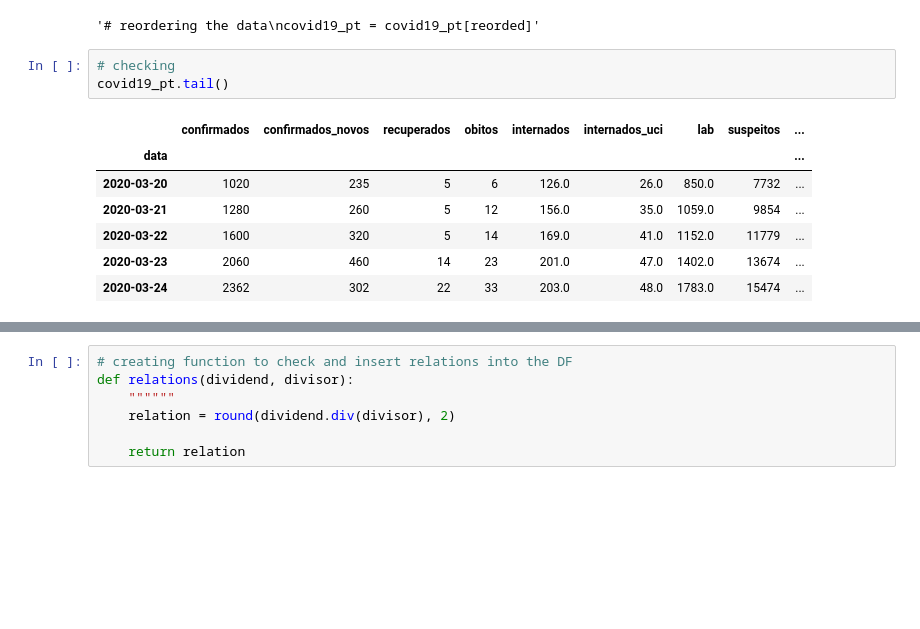
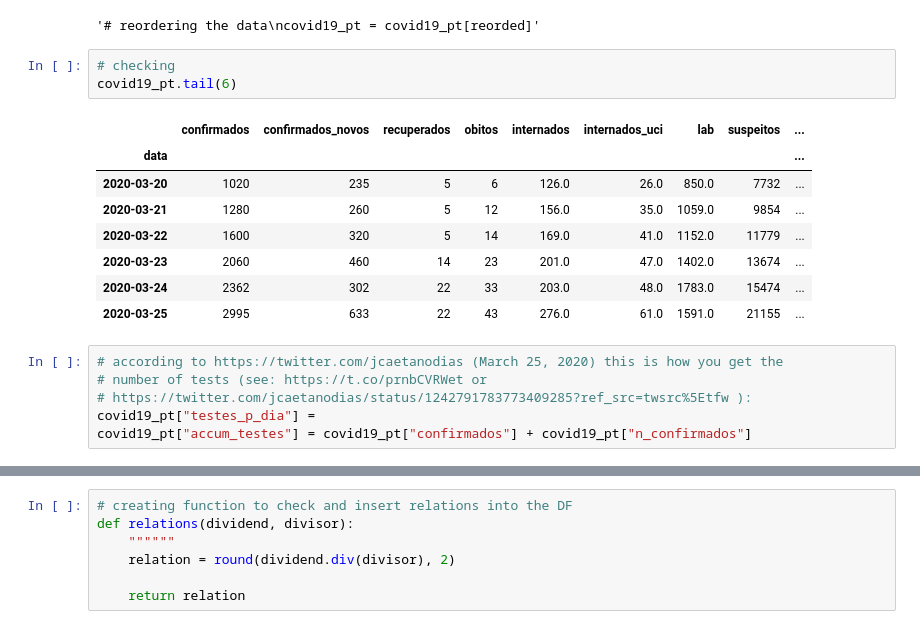
Before and after one commit to duarteharris/covid19pt-data, a Jupyter notebook: covid19pt.ipynb, the cells around one changed output, grey strips where cells are left out. Saved outputs shown, nothing was run; the diff lists cells and outputs as text; blank space fills up the shorter version.

Commit message:
bibliography updates and calc of tests..?

```diff
--- a/covid19pt.ipynb
+++ b/covid19pt.ipynb
@@ -325,12 +361,19 @@ covid19_pt = covid19_pt[reorded]"""
 '# reordering the data\ncovid19_pt = covid19_pt[reorded]'
 # %%
 # checking
-covid19_pt.tail()
+covid19_pt.tail(6)
 # %% [output]
 |  | confirmados | confirmados_novos | recuperados | obitos | internados | internados_uci | lab | suspeitos | ... |
 | data |  |  |  |  |  |  |  |  | ... |
 | 2020-03-20 | 1020 | 235 | 5 | 6 | 126.0 | 26.0 | 850.0 | 7732 | ... |
 | 2020-03-21 | 1280 | 260 | 5 | 12 | 156.0 | 35.0 | 1059.0 | 9854 | ... |
 | 2020-03-22 | 1600 | 320 | 5 | 14 | 169.0 | 41.0 | 1152.0 | 11779 | ... |
 | 2020-03-23 | 2060 | 460 | 14 | 23 | 201.0 | 47.0 | 1402.0 | 13674 | ... |
 | 2020-03-24 | 2362 | 302 | 22 | 33 | 203.0 | 48.0 | 1783.0 | 15474 | ... |
+| 2020-03-25 | 2995 | 633 | 22 | 43 | 276.0 | 61.0 | 1591.0 | 21155 | ... |
+# %%
+# according to https://twitter.com/jcaetanodias (March 25, 2020) this is how you get the
+# number of tests (see: https://t.co/prnbCVRWet or
+# https://twitter.com/jcaetanodias/status/1242791783773409285?ref_src=twsrc%5Etfw ):
+covid19_pt["testes_p_dia"] =
+covid19_pt["accum_testes"] = covid19_pt["confirmados"] + covid19_pt["n_confirmados"]
```
Also changed, not shown: parts of 21 cells of this notebook.
